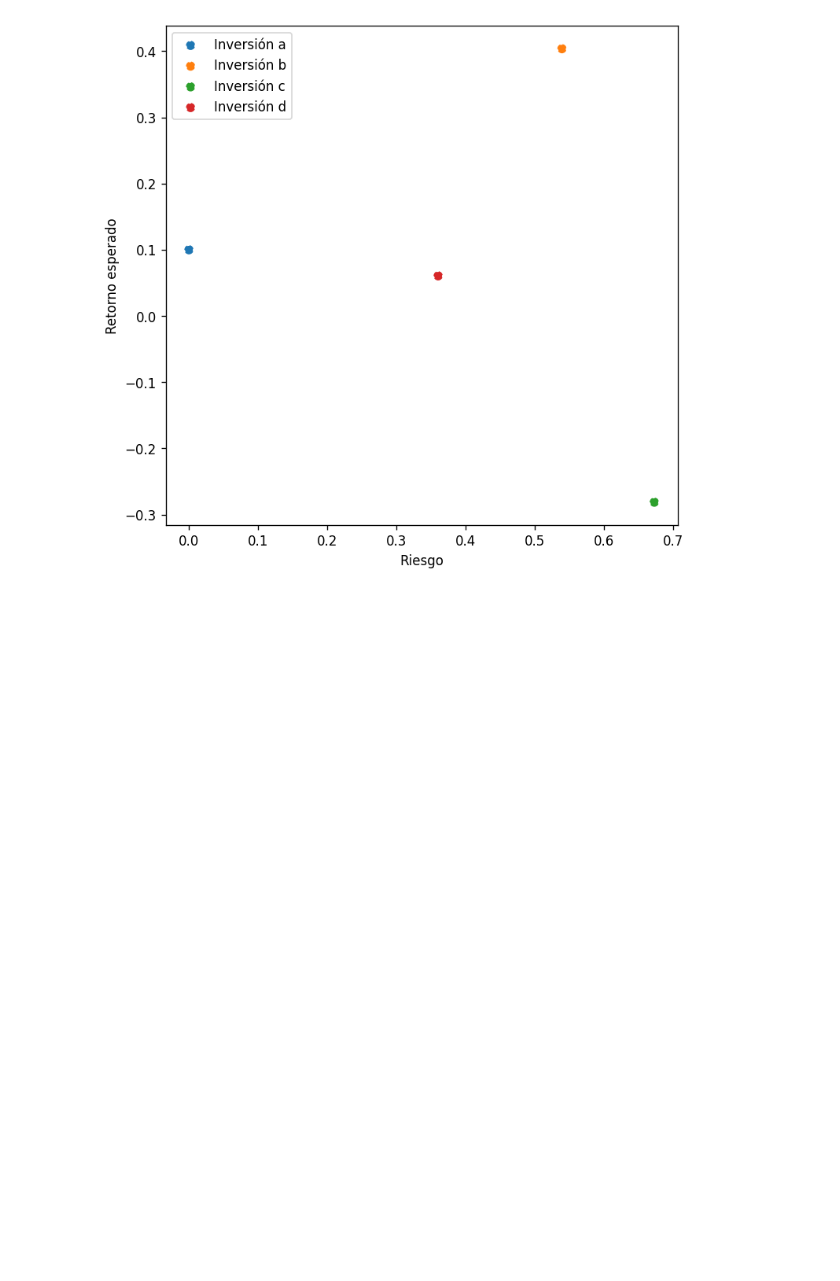
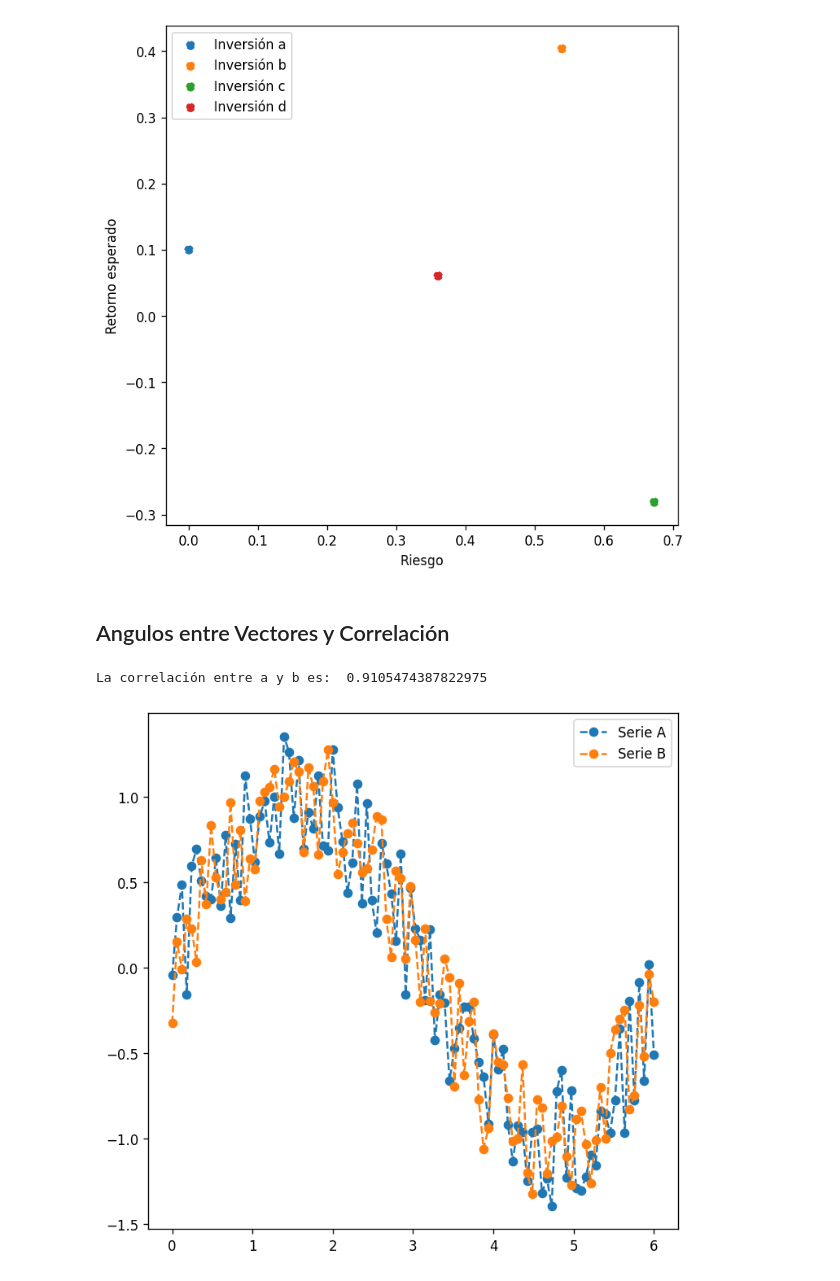
Before and after one commit to Crigerprogrammer/Algebra_Lineal, a Jupyter notebook: desviacion_angulo.ipynb, the cells around one changed output. Cells and saved outputs as stored; diff of their text form; code cells hidden in the pictures; blank space fills up the shorter version.

Commit message:
angulo vectores

```diff
--- a/desviacion_angulo.ipynb
+++ b/desviacion_angulo.ipynb
@@ -35,3 +36,5 @@ ax.legend()
 plt.show()
 # %% [output]
 [figure]
+# %% [markdown]
+## Angulos entre Vectores y Correlación
@@ -37,0 +48,15 @@ plt.show()
+# %%
+a = np.sin(np.linspace(0,6,100)) + np.random.uniform(-0.4,0.4,100)
+b = np.sin(np.linspace(0,6,100)) + np.random.uniform(-0.4,0.4,100)
+# %%
+print('La correlación entre a y b es: ', correlacion(a,b))
+# %% [output]
+La correlación entre a y b es:  0.9105474387822975
+# %%
+fig, ax = plt.subplots(1,1,figsize=(7,7),dpi=120)
+ax.plot(np.linspace(0,6,100),a, label = 'Serie A', marker='o', linestyle='dashed')
+ax.plot(np.linspace(0,6,100),b, label = 'Serie B', marker='o', linestyle='dashed')
+ax.legend()
+plt.show()
+# %% [output]
+[figure, added]
```
Also changed, not shown: parts of 4 cells of this notebook.
